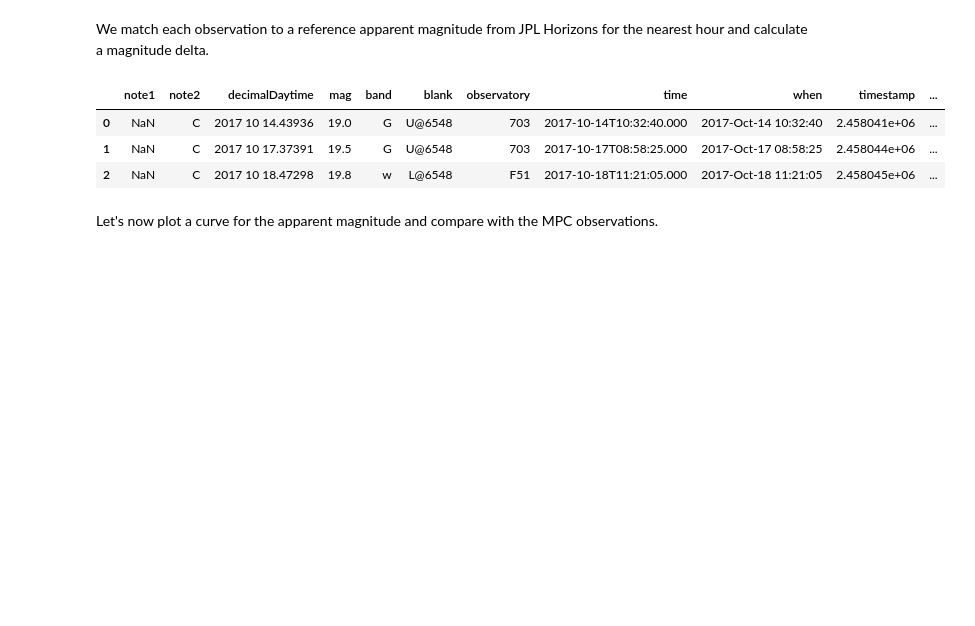
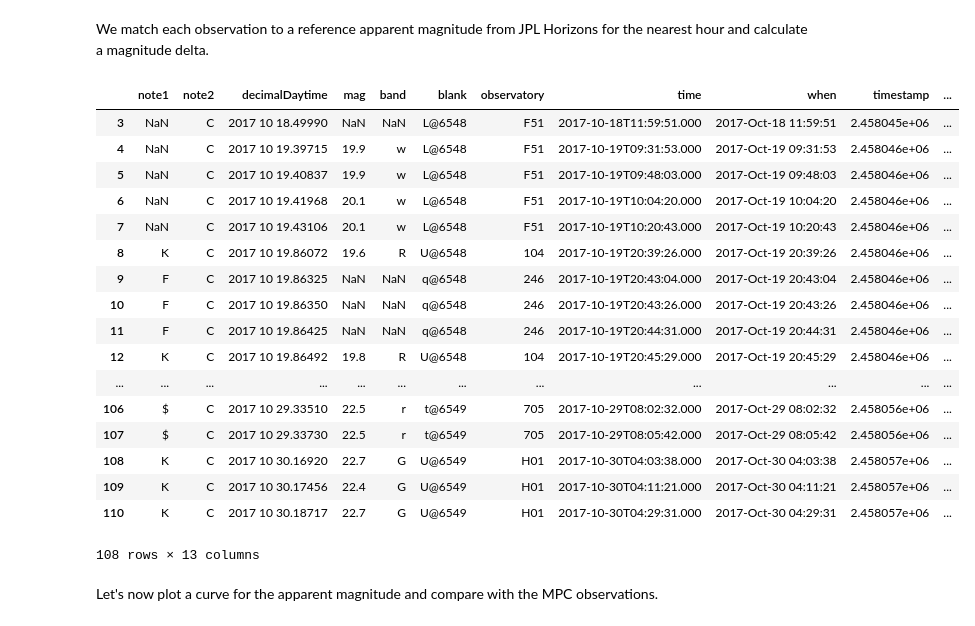
Before and after one commit to sharponlooker/A2017U1, a Jupyter notebook: A2017U1.ipynb, the cells around one changed output. Cells and saved outputs as stored; diff of their text form; code cells hidden in the pictures; blank space fills up the shorter version.

```diff
--- a/A2017U1.ipynb
+++ b/A2017U1.ipynb
@@ -93,17 +93,31 @@ We match each observation to a reference apparent magnitude from JPL Horizons fo
 # %%
 def APmagFromEphemerides(eph):
     row = ephemerides.loc[ephemerides['date'] == (eph[0:15] + '00')].iloc[0]
     return float(row.APmag)
 
 data['APmag'] = data.apply(lambda row: APmagFromEphemerides(row.when), axis=1)
 data['magDelta'] = data.apply(lambda row: row.mag - row.APmag, axis=1)
 
-data[:3]
+data[3:]
 # %% [output]
 |  | note1 | note2 | decimalDaytime | mag | band | blank | observatory | time | when | timestamp | ... |
-| 0 | NaN | C | 2017 10 14.43936 | 19.0 | G | U@6548 | 703 | 2017-10-14T10:32:40.000 | 2017-Oct-14 10:32:40 | 2.458041e+06 | ... |
-| 1 | NaN | C | 2017 10 17.37391 | 19.5 | G | U@6548 | 703 | 2017-10-17T08:58:25.000 | 2017-Oct-17 08:58:25 | 2.458044e+06 | ... |
-| 2 | NaN | C | 2017 10 18.47298 | 19.8 | w | L@6548 | F51 | 2017-10-18T11:21:05.000 | 2017-Oct-18 11:21:05 | 2.458045e+06 | ... |
+| 3 | NaN | C | 2017 10 18.49990 | NaN | NaN | L@6548 | F51 | 2017-10-18T11:59:51.000 | 2017-Oct-18 11:59:51 | 2.458045e+06 | ... |
+| 4 | NaN | C | 2017 10 19.39715 | 19.9 | w | L@6548 | F51 | 2017-10-19T09:31:53.000 | 2017-Oct-19 09:31:53 | 2.458046e+06 | ... |
+| 5 | NaN | C | 2017 10 19.40837 | 19.9 | w | L@6548 | F51 | 2017-10-19T09:48:03.000 | 2017-Oct-19 09:48:03 | 2.458046e+06 | ... |
+| 6 | NaN | C | 2017 10 19.41968 | 20.1 | w | L@6548 | F51 | 2017-10-19T10:04:20.000 | 2017-Oct-19 10:04:20 | 2.458046e+06 | ... |
+| 7 | NaN | C | 2017 10 19.43106 | 20.1 | w | L@6548 | F51 | 2017-10-19T10:20:43.000 | 2017-Oct-19 10:20:43 | 2.458046e+06 | ... |
+| 8 | K | C | 2017 10 19.86072 | 19.6 | R | U@6548 | 104 | 2017-10-19T20:39:26.000 | 2017-Oct-19 20:39:26 | 2.458046e+06 | ... |
+| 9 | F | C | 2017 10 19.86325 | NaN | NaN | q@6548 | 246 | 2017-10-19T20:43:04.000 | 2017-Oct-19 20:43:04 | 2.458046e+06 | ... |
+| 10 | F | C | 2017 10 19.86350 | NaN | NaN | q@6548 | 246 | 2017-10-19T20:43:26.000 | 2017-Oct-19 20:43:26 | 2.458046e+06 | ... |
+| 11 | F | C | 2017 10 19.86425 | NaN | NaN | q@6548 | 246 | 2017-10-19T20:44:31.000 | 2017-Oct-19 20:44:31 | 2.458046e+06 | ... |
+| 12 | K | C | 2017 10 19.86492 | 19.8 | R | U@6548 | 104 | 2017-10-19T20:45:29.000 | 2017-Oct-19 20:45:29 | 2.458046e+06 | ... |
+| ... | ... | ... | ... | ... | ... | ... | ... | ... | ... | ... | ... |
+| 106 | $ | C | 2017 10 29.33510 | 22.5 | r | t@6549 | 705 | 2017-10-29T08:02:32.000 | 2017-Oct-29 08:02:32 | 2.458056e+06 | ... |
+| 107 | $ | C | 2017 10 29.33730 | 22.5 | r | t@6549 | 705 | 2017-10-29T08:05:42.000 | 2017-Oct-29 08:05:42 | 2.458056e+06 | ... |
+| 108 | K | C | 2017 10 30.16920 | 22.7 | G | U@6549 | H01 | 2017-10-30T04:03:38.000 | 2017-Oct-30 04:03:38 | 2.458057e+06 | ... |
+| 109 | K | C | 2017 10 30.17456 | 22.4 | G | U@6549 | H01 | 2017-10-30T04:11:21.000 | 2017-Oct-30 04:11:21 | 2.458057e+06 | ... |
+| 110 | K | C | 2017 10 30.18717 | 22.7 | G | U@6549 | H01 | 2017-10-30T04:29:31.000 | 2017-Oct-30 04:29:31 | 2.458057e+06 | ... |
+108 rows × 13 columns
 # %% [markdown]
 Let's now plot a curve for the apparent magnitude and compare with the MPC observations.
 # %%
```
Also changed, not shown: parts of 1 cell of this notebook, 7 other files.
